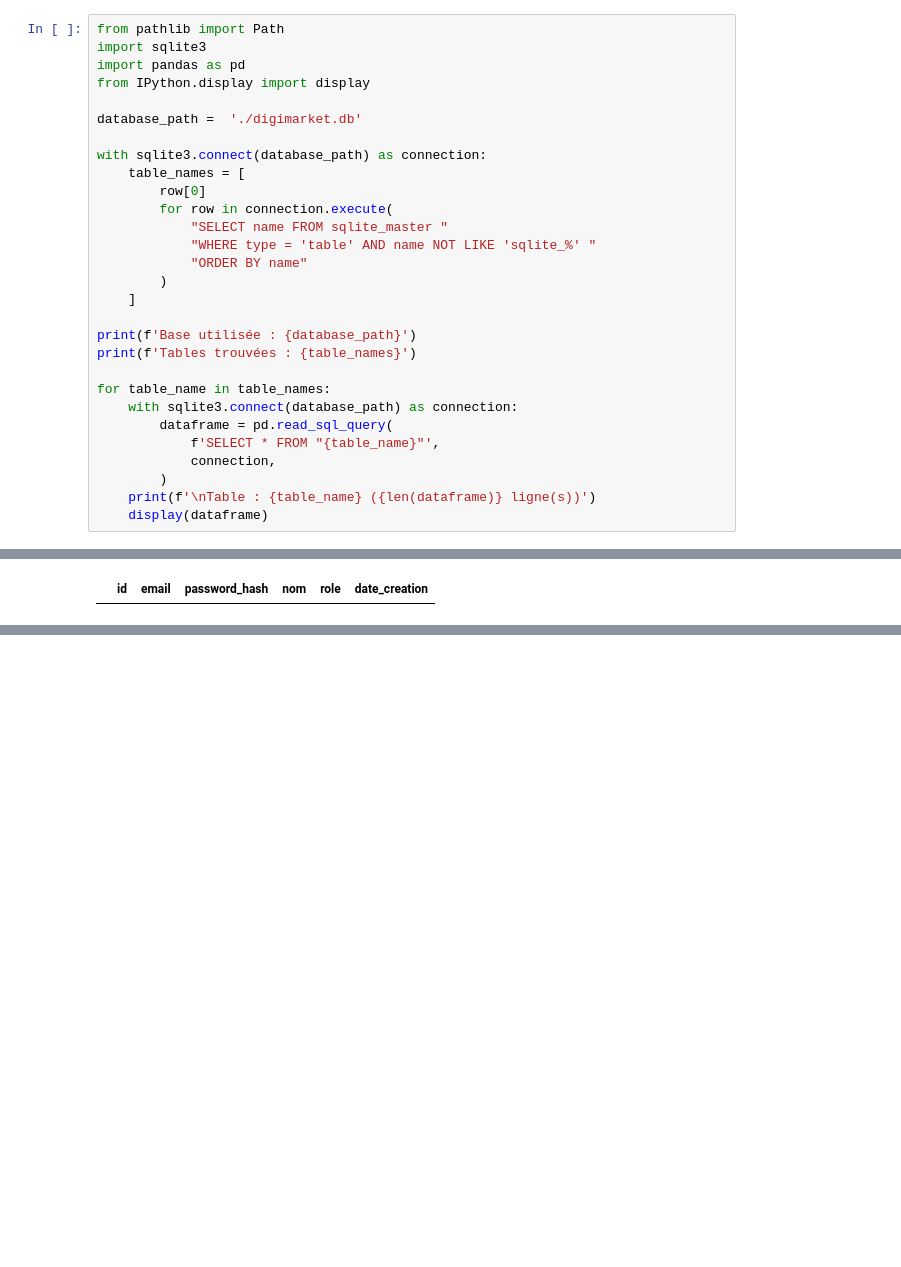
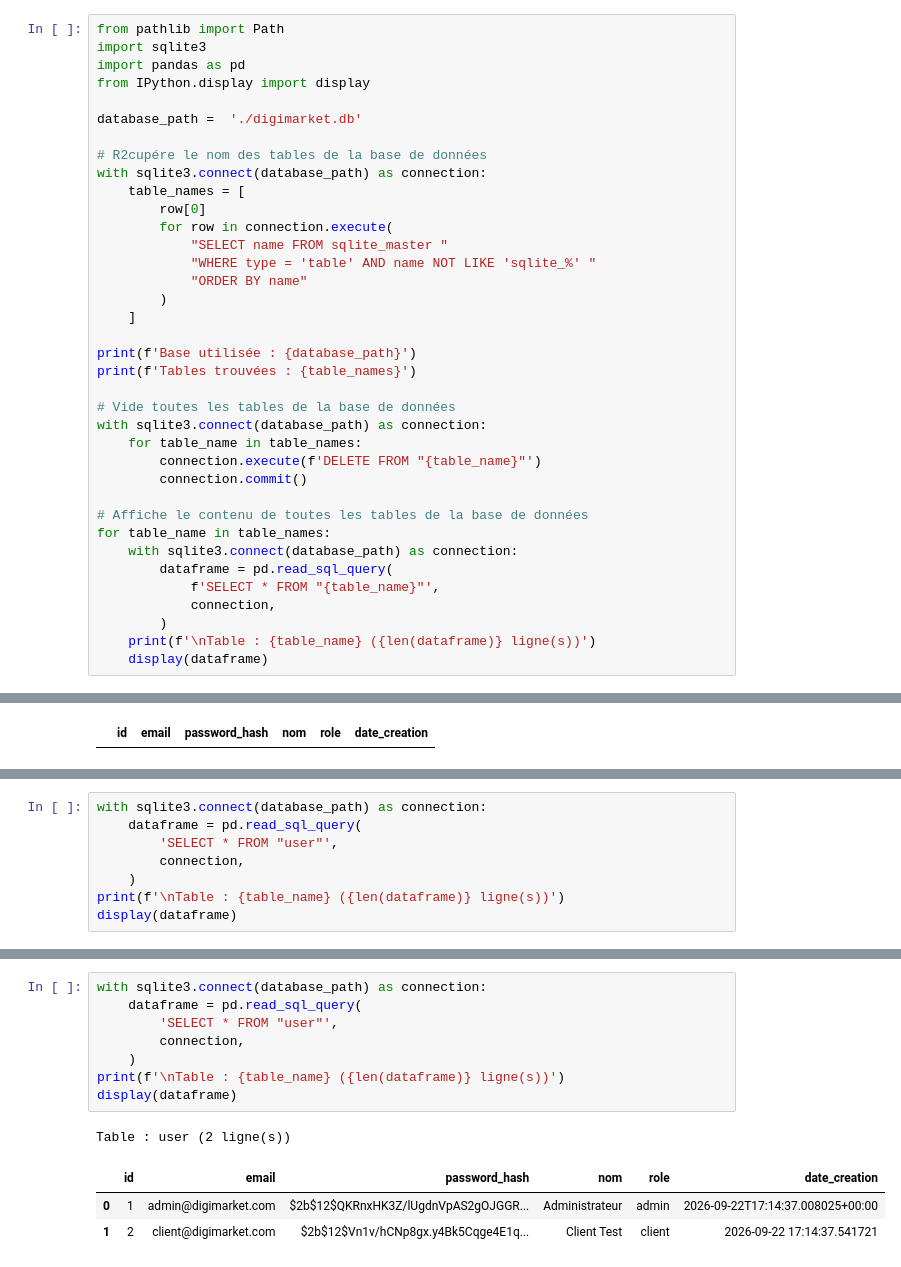
Before and after one commit to Kevin-Le-Grand/flask_e_market, a Jupyter notebook: test.ipynb, the cells around one changed output, grey strips where cells are left out. Saved outputs shown, nothing was run; the diff lists cells and outputs as text; blank space fills up the shorter version.

Commit message:
ajout des tests dans le notebook et maj dans les routes

```diff
--- a/test.ipynb
+++ b/test.ipynb
@@ -8,6 +14,7 @@ from IPython.display import display
 
 database_path =  './digimarket.db'
 
+# R2cupére le nom des tables de la base de données
 with sqlite3.connect(database_path) as connection:
     table_names = [
         row[0]
@@ -21,6 +28,13 @@ with sqlite3.connect(database_path) as connection:
 print(f'Base utilisée : {database_path}')
 print(f'Tables trouvées : {table_names}')
 
+# Vide toutes les tables de la base de données
+with sqlite3.connect(database_path) as connection:
+    for table_name in table_names:
+        connection.execute(f'DELETE FROM "{table_name}"')
+        connection.commit()
+
+# Affiche le contenu de toutes les tables de la base de données
 for table_name in table_names:
     with sqlite3.connect(database_path) as connection:
         dataframe = pd.read_sql_query(
@@ -43,0 +94,8 @@ Table : user (0 ligne(s))
+# %%
+with sqlite3.connect(database_path) as connection:
+    dataframe = pd.read_sql_query(
+        'SELECT * FROM "user"',
+        connection,
+    )
+print(f'\nTable : {table_name} ({len(dataframe)} ligne(s))')
+display(dataframe)
@@ -43,0 +183,13 @@ Table : user (0 ligne(s))
+# %%
+with sqlite3.connect(database_path) as connection:
+    dataframe = pd.read_sql_query(
+        'SELECT * FROM "user"',
+        connection,
+    )
+print(f'\nTable : {table_name} ({len(dataframe)} ligne(s))')
+display(dataframe)
+# %% [output]
+Table : user (2 ligne(s))
+|  | id | email | password_hash | nom | role | date_creation |
+| 0 | 1 | admin@digimarket.com | $2b$12$QKRnxHK3Z/lUgdnVpAS2gOJGGR... | Administrateur | admin | 2026-09-22T17:14:37.008025+00:00 |
+| 1 | 2 | client@digimarket.com | $2b$12$Vn1v/hCNp8gx.y4Bk5Cqge4E1q... | Client Test | client | 2026-09-22 17:14:37.541721 |
```
Also changed, not shown: parts of 30 cells of this notebook, 7 other files.
